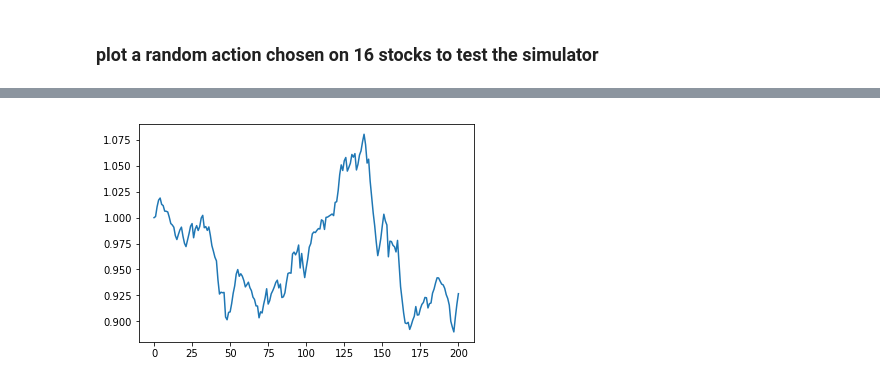
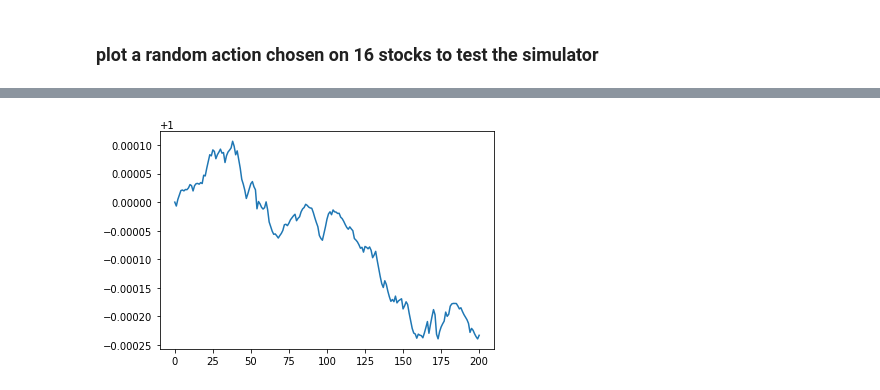
Before and after one commit to vermouth1992/drl-portfolio-management, a Jupyter notebook: src/data_visualization.ipynb, the cells around one changed output, grey strips where cells are left out. Drawn from its saved outputs; the diff is of its cells as text; code cells hidden in the pictures.

```diff
--- a/src/data_visualization.ipynb
+++ b/src/data_visualization.ipynb
@@ -43,11 +43,13 @@ from environment.portfolio import *
 env = PortfolioEnv(history, abbreviation)
 # %%
 reward_lst = [0]
+accumulated_reward_lst = [0]
 total_reward = 0
 for i in range(200):
     action = env.action_space.sample()
     observation, reward, done, info = env._step(action)
     total_reward += reward
-    reward_lst.append(total_reward)
+    reward_lst.append(reward)
+    accumulated_reward_lst.append(total_reward)
     if done:
         break
@@ -54,9 +63,10 @@ for i in range(200):
 # %%
-profit = [np.exp(x * 1e3) for x in reward_lst]
+# accumulated reward
+profit = [np.exp(x) for x in accumulated_reward_lst]
 plt.figure()
 plt.plot(profit)
 plt.show()
 # %% [output]
-[figure, old version]
+[figure, new version]
 # %%
 obs = env._reset()
```
Also changed, not shown: parts of 3 cells of this notebook, 4 other files.
